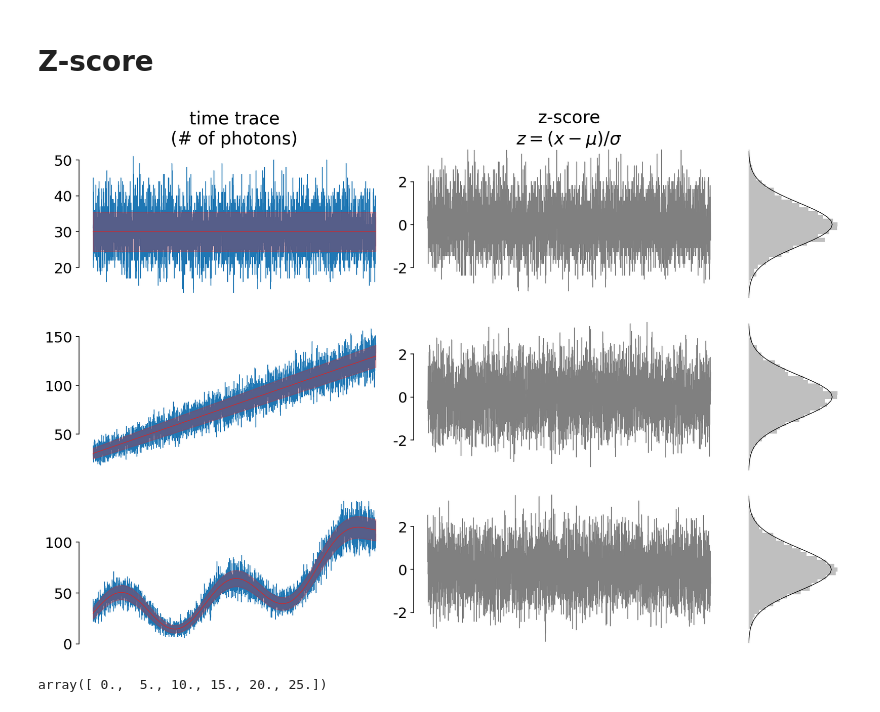
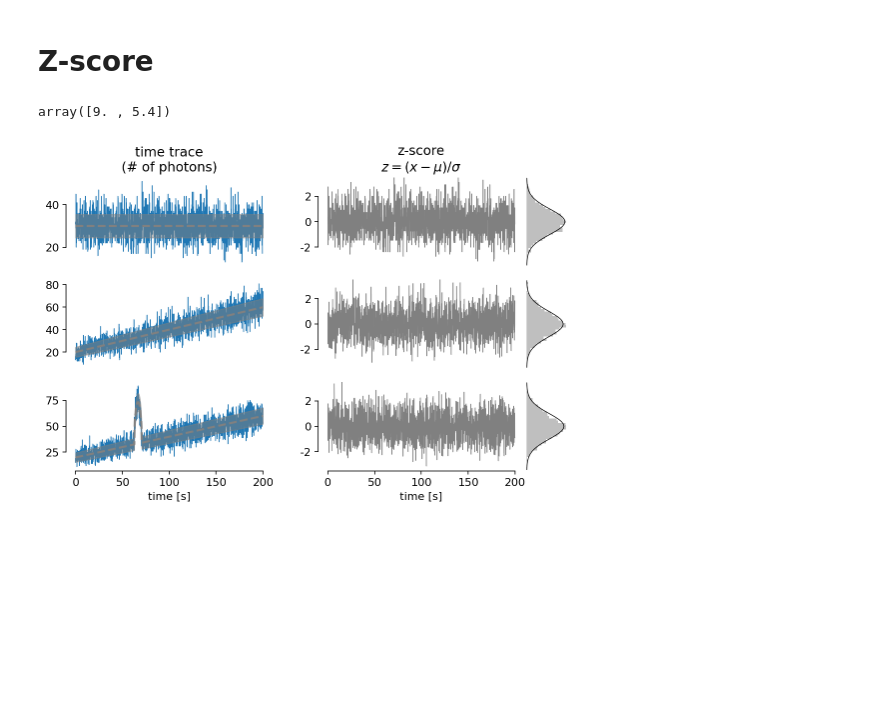
Before and after one commit to szarma/Physio_Ca, a Jupyter notebook: docs/materials_and_methods.ipynb, the cells around one changed output. Cells and saved outputs as stored; diff of their text form; code cells hidden in the pictures; blank space fills up the shorter version.

```diff
--- a/docs/materials_and_methods.ipynb
+++ b/docs/materials_and_methods.ipynb
@@ -312,68 +312,76 @@ axs[-1].set_ylim(indices[0]-.5,indices[-1]+.5)
 fig.savefig("figures/pipeline.pdf")
 # %% [markdown]
 # Z-score
+# %%
+figwidth = 9
+figsize=figwidth*np.array((1,9/15))
+figsize
+# %% [output]
+array([9. , 5.4])
+# %%
+plt.rcParams["font.size"] = 11
 # %%
 mu0 = 30
 lw = .7
-Npoints = 5000
+Npoints = 2000
 np.random.seed(0)
 bins = np.linspace(-3.5,3.5,40)
 binc = (bins[:-1]+bins[1:])/2
+freq = 10
+t = np.arange(Npoints)/freq
 # with plt.style.context("default"):
-fig, axs = plt.subplots(3,3,figsize=(15,10), gridspec_kw={"width_ratios":[1,1,.3]})
+fig, axs = plt.subplots(3,4,figsize=figsize, gridspec_kw={"width_ratios":[1,.2,1,.2]})
+for ax in axs.T[1]: ax.remove()
+axs = axs[:,[0,2,3]]
 for i,mu in enumerate([
     [mu0]*Npoints,
-    mu0+.02*np.arange(Npoints),
-    mu0
-#     +.02*np.arange(Npoints)
-    +np.sin((np.arange(Npoints)/np.pi/100))*20
-#     +np.sin((np.arange(Npoints)/np.pi/200))*30+.03*np.arange(Npoints)
-    +(np.exp((np.arange(Npoints)*1/Npoints)**2)-1)*50
-    #+np.sin(np.arange(Npoints)/np.pi/600)*10
+    mu0+.02*np.arange(Npoints)-10,
+    mu0+.02*np.arange(Npoints)-10
+    +np.sqrt(np.maximum(1-((np.arange(Npoints)-Npoints//3)/40)**2,0))*40
 ]):
     mu = np.maximum(1,mu)
     x = dst.poisson(mu=mu).rvs()
     ax = axs[i,0]
-    ax.plot(x,label=r"trace $x$",lw=lw, clip_on=True)
-    ax.plot(mu,color="C3", lw=lw)
-    ax.fill_between(np.arange(Npoints),mu+mu**.5,mu-mu**.5,color="C3",alpha = .3, zorder=10)
-    axs[i,1].plot((x-mu)/mu**.5,lw=lw,color="grey")
-    axs[i,1].plot((x-mu)/mu**.5,lw=lw,color="grey")
+    ax.plot(t,x,label=r"trace $x$",lw=lw, clip_on=True)
+    ax.plot(t,mu,color="grey", lw=lw*3,ls="--")
+    ax.fill_between(t,mu+mu**.5,mu-mu**.5,color="grey",alpha = .5, zorder=10)
+    axs[i,1].plot(t,(x-mu)/mu**.5,lw=lw,color="grey")
     axs[i,2].hist((x-mu)/mu**.5,bins, color="grey", orientation="horizontal", density=True, alpha =.5)
     axs[i,2].plot(dst.norm.pdf(binc), binc, color="k",lw=lw)
-# for ax in axs[:,0]:
-#     ax.set_ylabel("# of photons")
-# for ax in axs[:,1]:
-#     ax.set_ylabel("z-score")
+
 for ax in axs[:,1:].flat:
     ax.set_ylim(-3.5,3.5)
 axs[0,0].set_title("time trace\n(# of photons)")
 axs[0,1].set_title("z-score\n"+r"$z=(x-\mu)/\sigma$")
 
-plt.subplots_adjust(wspace=.1, hspace=.15)
+
+plt.subplots_adjust(wspace=.02, hspace=.15)
 
 for ax in axs[:,2].flat:
     ax.set_xticks([])
     for sp in ["top","right","bottom"]:
         ax.spines[sp].set_visible(False)
-for ax in axs[:,:2].flat:
+for ax in axs[:-1,:2].flat:
     ax.set_xticks([])
     for sp in ["top","right","bottom"]:
         ax.spines[sp].set_visible(False)
+for ax in axs[-1,:2].flat:
+    for sp in ["top","right"]:
+        ax.spines[sp].set_visible(False)
+    ax.spines["bottom"].set_bounds(t[0],t[-1])
+    ax.set_xlabel("time [s]")
 for ax in axs[:,1]:
     ax.spines["left"].set_bounds(-2,2)
     ax.set_yticks([-2,0,2])
     ax.set_yticklabels([-2,0,2])
 for ax in axs[:,2]:
     ax.spines["left"].set_visible(False)
     ax.set_yticks([])
-#     ax.spines["left"].set_position(("outward",10))
-#     yt = [-2,0,2]
-#     ax.spines["left"].set_bounds(yt[0], yt[-1])
-#     ax.set_yticks(yt)
-#     ax.set_yticklabels(yt)
 for ax in axs[:,0]:
     yt = ax.get_yticks().copy()
     ax.spines["left"].set_bounds(yt[1],yt[-2])
+
+fig.savefig("figures/z_score_1.png",dpi=300)
+fig.savefig("figures/z_score_1.pdf")
 # %% [output]
-[figure, old version]
+[figure, new version]
@@ -382,4 +387,0 @@ fig.savefig("figures/z_score.png",dpi=300)
-# %%
-axs[0,0].get_yticks()
-# %% [output]
-array([ 0.,  5., 10., 15., 20., 25.])
```
Also changed, not shown: parts of 7 cells of this notebook, 2 other files.
